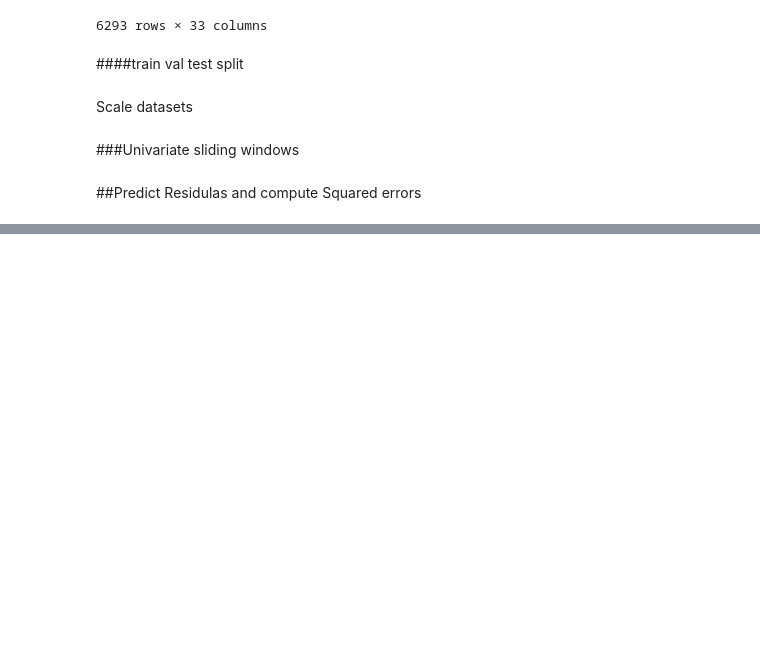
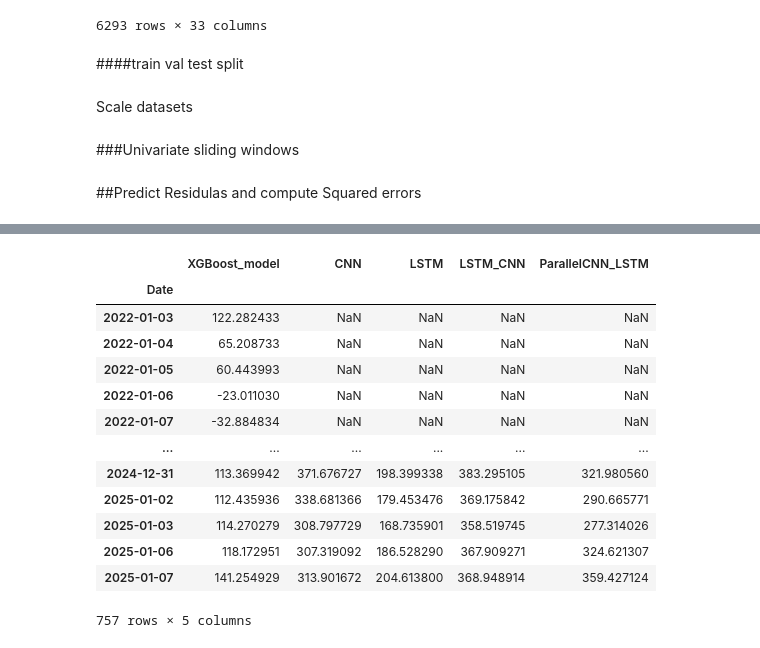
Before and after one commit to andreadamiano/Arbitrated-Dynamic-Ensemble, a Jupyter notebook: Project_code/Arbitrated Dynamic Ensemble.ipynb, the cells around one changed output, grey strips where cells are left out. Saved outputs shown, nothing was run; the diff lists cells and outputs as text; code cells hidden in the pictures; blank space fills up the shorter version.

```diff
--- a/Project_code/Arbitrated Dynamic Ensemble.ipynb
+++ b/Project_code/Arbitrated Dynamic Ensemble.ipynb
@@ -1586,0 +1462,53 @@ plt.show()
+# %%
+#generate final predictions on the test set
+model_istances = [XGBoost_model, CNN_model, LSTM_model, LSTM_CNN_model, parallelCNNLSTM_model]
+model_names = ["XGBoost_model", "CNN", "LSTM", "LSTM_CNN", "ParallelCNN_LSTM"]
+
+test_predictions = []
+for model_istance, model_name in zip (model_istances, model_names):
+    # print(f"{model_name}: {model_istance}")
+
+    #train predictions
+    if model_istance == XGBoost_model:
+        test_prediction = model_istance.predict(dtest)
+        test_prediction = pd.DataFrame(test_prediction, columns=[f"{model_name}"])
+        test_prediction.index = test_data.index
+        test_predictions.append(test_prediction)
+
+
+    else:
+        test_prediction, test_actual = inference(model_istance, test_loader)
+        test_prediction = np.array(test_prediction)
+        test_actual = np.array(test_actual)
+
+        ## Inverse Scale
+        test_prediction = scaler.inverse_transform(test_prediction)
+        test_actual = scaler.inverse_transform(test_actual)
+
+
+        #set index
+        test_prediction = pd.DataFrame(test_prediction, columns=[f"{model_name}"])
+        test_prediction.index = test_data[10:].index
+        test_actual = pd.DataFrame(test_actual)
+        test_actual.index = test_data.iloc[10:].index
+
+        test_predictions.append(test_prediction)
+
+
+test_predictions = pd.concat(test_predictions, axis=1)
+test_predictions
+# %% [output]
+|  | XGBoost_model | CNN | LSTM | LSTM_CNN | ParallelCNN_LSTM |
+| Date |  |  |  |  |  |
+| 2022-01-03 | 122.282433 | NaN | NaN | NaN | NaN |
+| 2022-01-04 | 65.208733 | NaN | NaN | NaN | NaN |
+| 2022-01-05 | 60.443993 | NaN | NaN | NaN | NaN |
+| 2022-01-06 | -23.011030 | NaN | NaN | NaN | NaN |
+| 2022-01-07 | -32.884834 | NaN | NaN | NaN | NaN |
+| ... | ... | ... | ... | ... | ... |
+| 2024-12-31 | 113.369942 | 371.676727 | 198.399338 | 383.295105 | 321.980560 |
+| 2025-01-02 | 112.435936 | 338.681366 | 179.453476 | 369.175842 | 290.665771 |
+| 2025-01-03 | 114.270279 | 308.797729 | 168.735901 | 358.519745 | 277.314026 |
+| 2025-01-06 | 118.172951 | 307.319092 | 186.528290 | 367.909271 | 324.621307 |
+| 2025-01-07 | 141.254929 | 313.901672 | 204.613800 | 368.948914 | 359.427124 |
+757 rows × 5 columns
```
Also changed, not shown: parts of 16 cells of this notebook.
